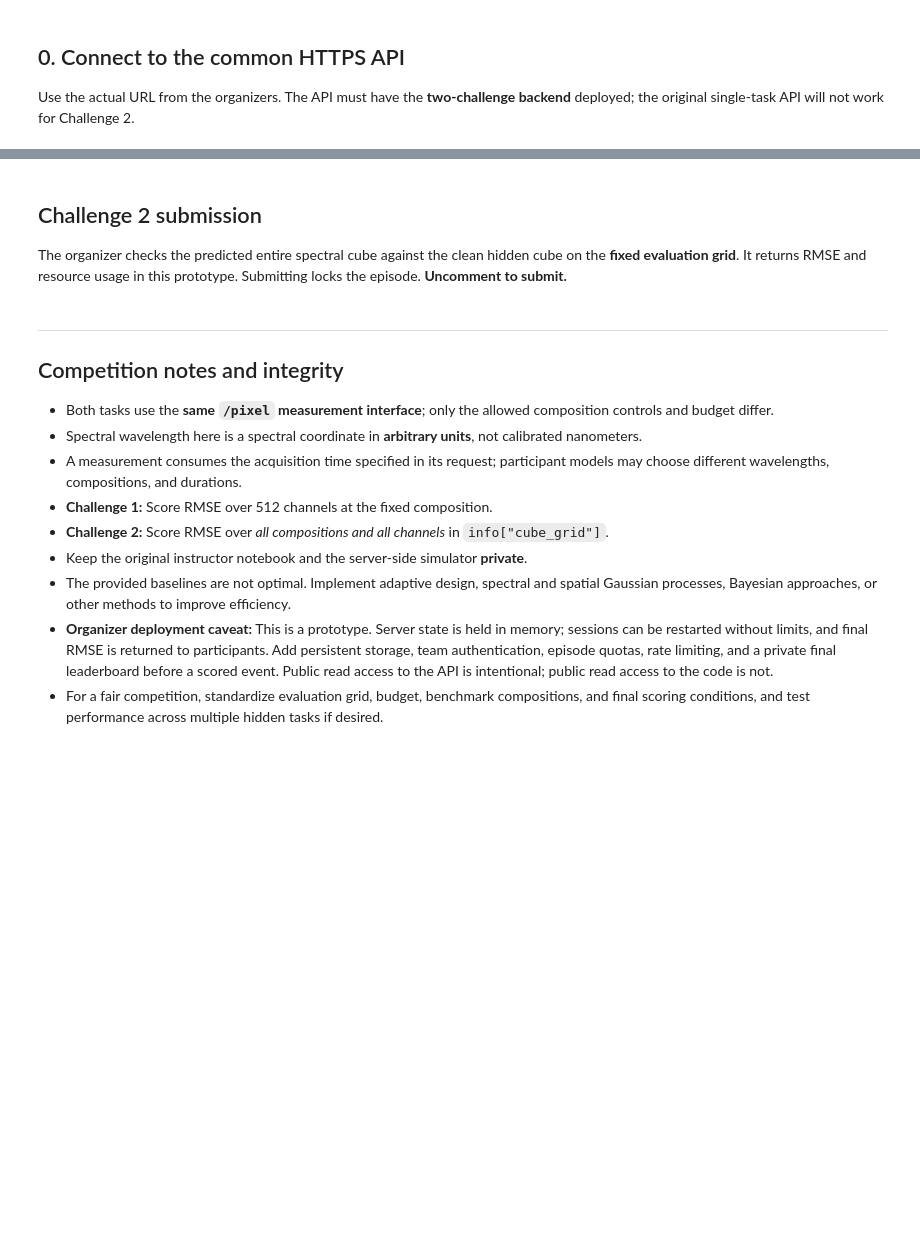
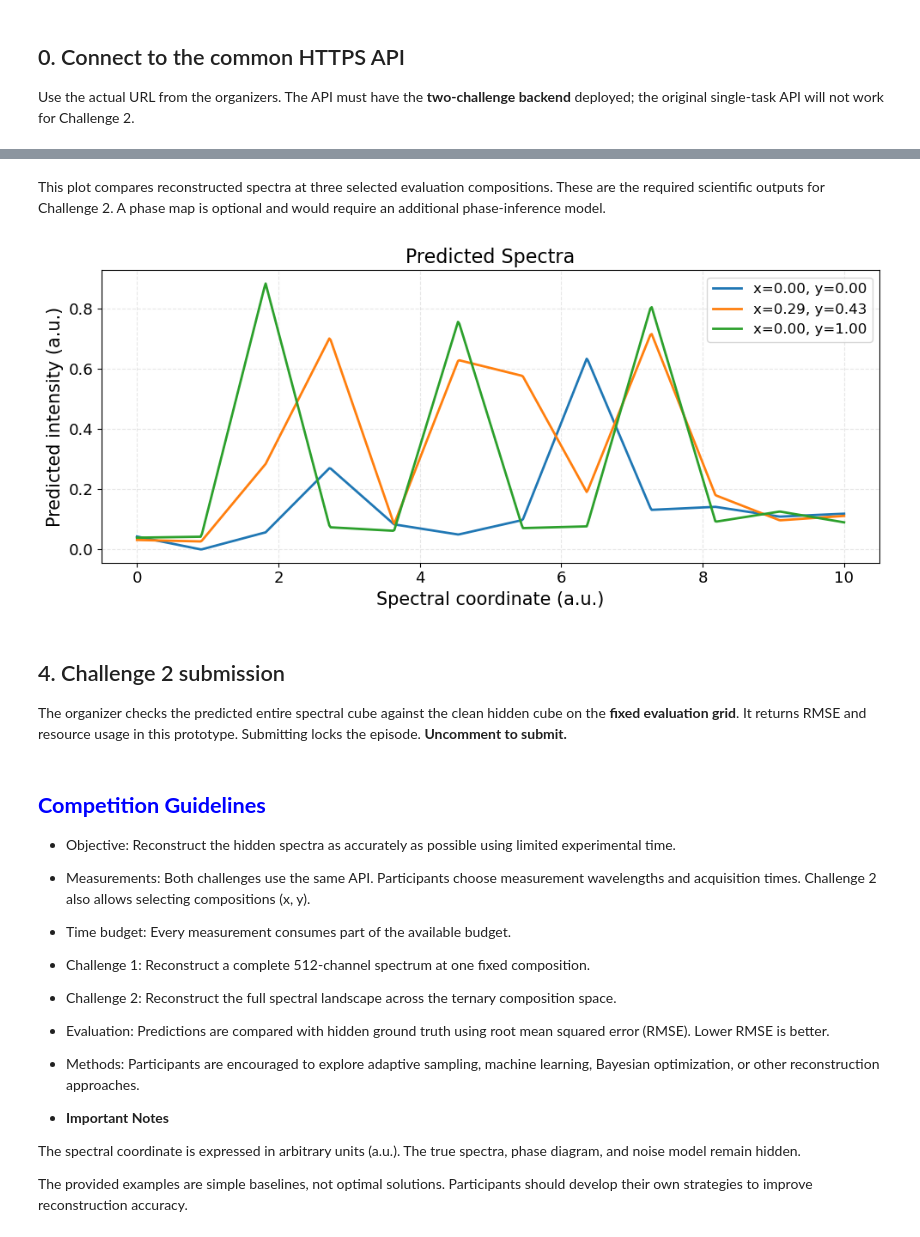
Before and after one commit to KalininGroup/athena_camm_hackathon, a Jupyter notebook: docs/day_23_10302026/ATHENA_Ternary_Spectroscopy.ipynb, the cells around one changed output, grey strips where cells are left out. Drawn from its saved outputs; the diff is of its cells as text; code cells hidden in the pictures; blank space fills up the shorter version.

```diff
--- a/docs/day_23_10302026/ATHENA_Ternary_Spectroscopy.ipynb
+++ b/docs/day_23_10302026/ATHENA_Ternary_Spectroscopy.ipynb
@@ -93,15 +205,27 @@ The baseline below samples 24 compositions and 12 wavelengths per composition (2
 # %%
 episode2 = api("POST", "/session", {"challenge": 2})
 TOKEN2 = episode2["session_id"]
-coords_eval = np.asarray(info["cube_grid"], dtype=float)
-assert coords_eval.shape[1] == 2
-assert len(energy) == info["cube_shape"][1]
 
+# Evaluation compositions
+coords_eval = np.array(info["cube_grid"])
+
+# Measurement function
 def measure2(x, y, wavelength, time):
-    return api("POST", "/pixel", {"x":float(x),"y":float(y),
-                  "wavelength":float(wavelength),"time":float(time)}, TOKEN2)
+    return api(
+        "POST",
+        "/pixel",
+        {
+            "x": float(x),
+            "y": float(y),
+            "wavelength": float(wavelength),
+            "time": float(time)
+        },
+        TOKEN2
+    )
 
+# Check remaining budget
 def budget2():
     return api("GET", "/budget", token=TOKEN2)
 
-print("Evaluation locations:",len(coords_eval),"| Budget:",episode2["time_budget"])
+print("Evaluation locations:", len(coords_eval))
+print("Time budget:", episode2["time_budget"])
@@ -182,5 +357,26 @@ ax.legend();plt.tight_layout();plt.show()
+# %% [markdown]
+This plot compares reconstructed spectra at three selected evaluation compositions. These are the required scientific outputs for Challenge 2. A phase map is optional and would require an additional phase-inference model.
+# %%
+fig, ax = plt.subplots(figsize=(10, 4.5))
+
+for x, y in [(0, 0), (0.3, 0.4), (0, 1)]:
+    i = np.argmin(np.sum((coords_eval - [x, y])**2, axis=1))
+    ax.plot(energy, predicted_cube[i], lw=2,
+            label=f"x={coords_eval[i,0]:.2f}, y={coords_eval[i,1]:.2f}")
+
+ax.set_xlabel("Spectral coordinate (a.u.)", fontsize=15)
+ax.set_ylabel("Predicted intensity (a.u.)", fontsize=15)
+ax.set_title("Predicted Spectra", fontsize=16)
+ax.tick_params(labelsize=13)
+ax.legend(fontsize=12)
+ax.grid(alpha=0.3, linestyle="--")
+
+plt.tight_layout()
+plt.show()
+# %% [output]
+[figure, added]
 # %% [markdown]
-## Challenge 2 submission
+## 4. Challenge 2 submission
 
 The organizer checks the predicted entire spectral cube against the clean hidden cube on the **fixed evaluation grid**. It returns RMSE and resource usage in this prototype. Submitting locks the episode. **Uncomment to submit.**
 # %%
@@ -188,15 +384,24 @@ submission2 = {"predictions": predicted_cube.tolist()}
 # score2 = api("POST", "/submit-cube", submission2, TOKEN2)
 # print("Challenge 2 score:",score2)
 # %% [markdown]
----
-## Competition notes and integrity
+## <font color = "blue">**Competition Guidelines**</font>
 
-- Both tasks use the **same `/pixel` measurement interface**; only the allowed composition controls and budget differ.
-- Spectral wavelength here is a spectral coordinate in **arbitrary units**, not calibrated nanometers.
-- A measurement consumes the acquisition time specified in its request; participant models may choose different wavelengths, compositions, and durations.
-- **Challenge 1:** Score RMSE over 512 channels at the fixed composition.
-- **Challenge 2:** Score RMSE over *all compositions and all channels* in `info["cube_grid"]`.
-- Keep the original instructor notebook and the server-side simulator **private**.
-- The provided baselines are not optimal. Implement adaptive design, spectral and spatial Gaussian processes, Bayesian approaches, or other methods to improve efficiency.
-- **Organizer deployment caveat:** This is a prototype. Server state is held in memory; sessions can be restarted without limits, and final RMSE is returned to participants. Add persistent storage, team authentication, episode quotas, rate limiting, and a private final leaderboard before a scored event. Public read access to the API is intentional; public read access to the code is not.
-- For a fair competition, standardize evaluation grid, budget, benchmark compositions, and final scoring conditions, and test performance across multiple hidden tasks if desired.
+- Objective: Reconstruct the hidden spectra as accurately as possible using limited experimental time.
+
+- Measurements: Both challenges use the same API. Participants choose measurement wavelengths and acquisition times. Challenge 2 also allows selecting compositions (x, y).
+
+- Time budget: Every measurement consumes part of the available budget.
+
+- Challenge 1: Reconstruct a complete 512-channel spectrum at one fixed composition.
+
+- Challenge 2: Reconstruct the full spectral landscape across the ternary composition space.
+
+- Evaluation: Predictions are compared with hidden ground truth using root mean squared error (RMSE). Lower RMSE is better.
+
+- Methods: Participants are encouraged to explore adaptive sampling, machine learning, Bayesian optimization, or other reconstruction approaches.
+
+* **Important Notes**
+
+The spectral coordinate is expressed in arbitrary units (a.u.). The true spectra, phase diagram, and noise model remain hidden.
+
+The provided examples are simple baselines, not optimal solutions. Participants should develop their own strategies to improve reconstruction accuracy.
```
Also changed, not shown: parts of 31 cells of this notebook.
